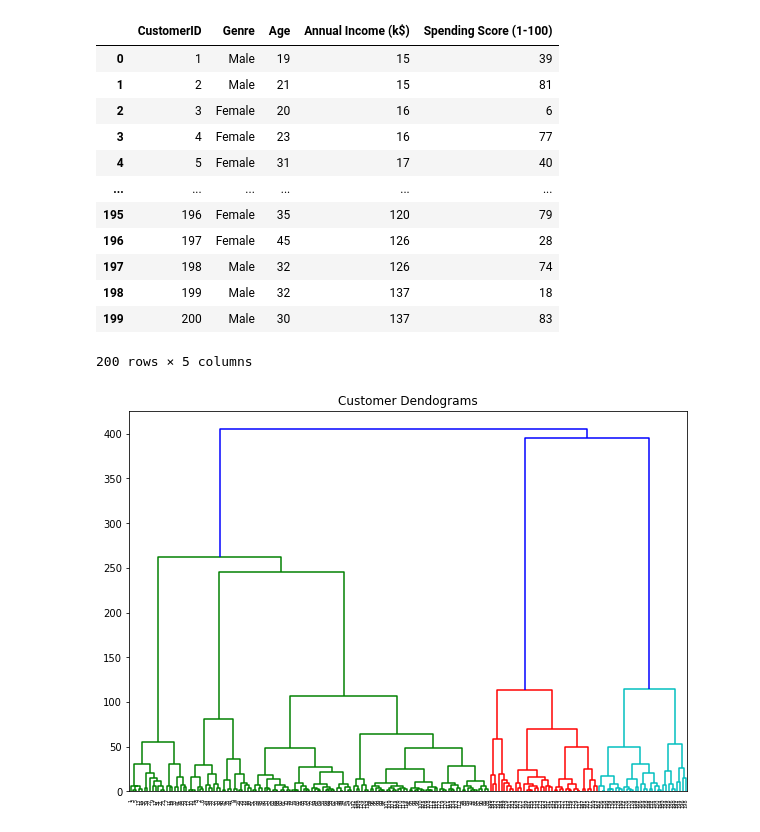
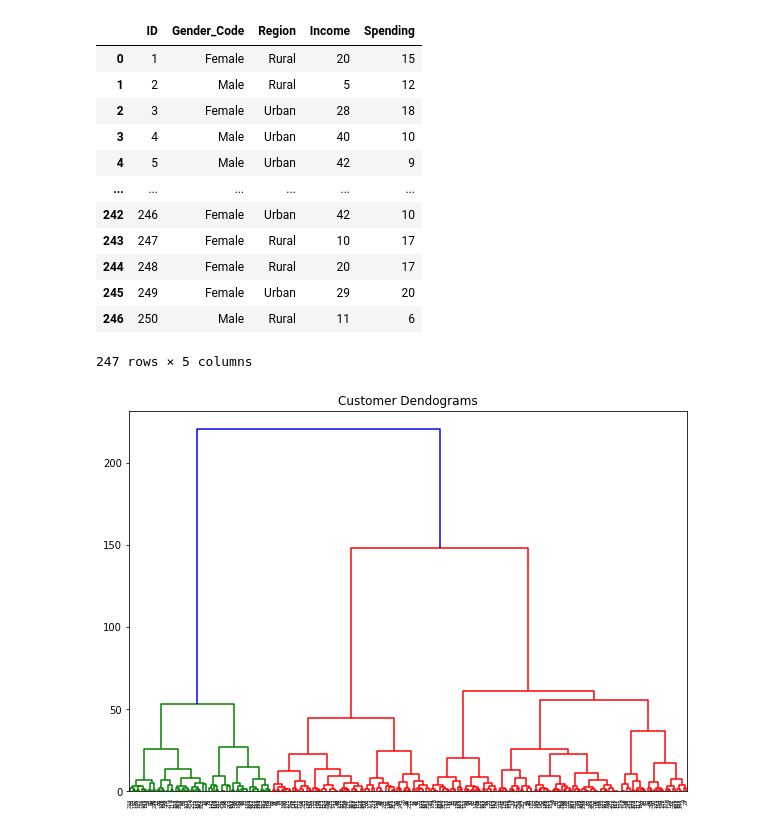
Before and after one commit to lawakobadu/Kelompok-1-APM, a Jupyter notebook: Hierarchical_Clustering.ipynb, the cells around one changed output. Cells and saved outputs as stored; diff of their text form; code cells hidden in the pictures.

```diff
--- a/Hierarchical_Clustering.ipynb
+++ b/Hierarchical_Clustering.ipynb
@@ -6,32 +6,32 @@ import pandas as pd
 %matplotlib inline
 import numpy as np
 # %%
-data = pd.read_csv("shopping_data.csv")
+data = pd.read_csv("Cust.csv")
 data
 # %% [output]
-|  | CustomerID | Genre | Age | Annual Income (k$) | Spending Score (1-100) |
-| 0 | 1 | Male | 19 | 15 | 39 |
-| 1 | 2 | Male | 21 | 15 | 81 |
-| 2 | 3 | Female | 20 | 16 | 6 |
-| 3 | 4 | Female | 23 | 16 | 77 |
-| 4 | 5 | Female | 31 | 17 | 40 |
+|  | ID | Gender_Code | Region | Income | Spending |
+| 0 | 1 | Female | Rural | 20 | 15 |
+| 1 | 2 | Male | Rural | 5 | 12 |
+| 2 | 3 | Female | Urban | 28 | 18 |
+| 3 | 4 | Male | Urban | 40 | 10 |
+| 4 | 5 | Male | Urban | 42 | 9 |
 | ... | ... | ... | ... | ... | ... |
-| 195 | 196 | Female | 35 | 120 | 79 |
-| 196 | 197 | Female | 45 | 126 | 28 |
-| 197 | 198 | Male | 32 | 126 | 74 |
-| 198 | 199 | Male | 32 | 137 | 18 |
-| 199 | 200 | Male | 30 | 137 | 83 |
+| 242 | 246 | Female | Urban | 42 | 10 |
+| 243 | 247 | Female | Rural | 10 | 17 |
+| 244 | 248 | Female | Rural | 20 | 17 |
+| 245 | 249 | Female | Urban | 29 | 20 |
+| 246 | 250 | Male | Rural | 11 | 6 |
-200 rows × 5 columns
+247 rows × 5 columns
 # %%
-cust_data = data.iloc[:, 3:5].values
+X = data.iloc[:, 3:5].values
 # %%
 import scipy.cluster.hierarchy as shc
 
 plt.figure(figsize=(10, 7))
 plt.title("Customer Dendograms")
-dend = shc.dendrogram(shc.linkage(cust_data, method='ward'))
+dend = shc.dendrogram(shc.linkage(X, method='ward'))
 # %% [output]
-[figure, old version]
+[figure, new version]
 # %%
 from sklearn.cluster import AgglomerativeClustering
 
```
Also changed, not shown: parts of 2 cells of this notebook.
